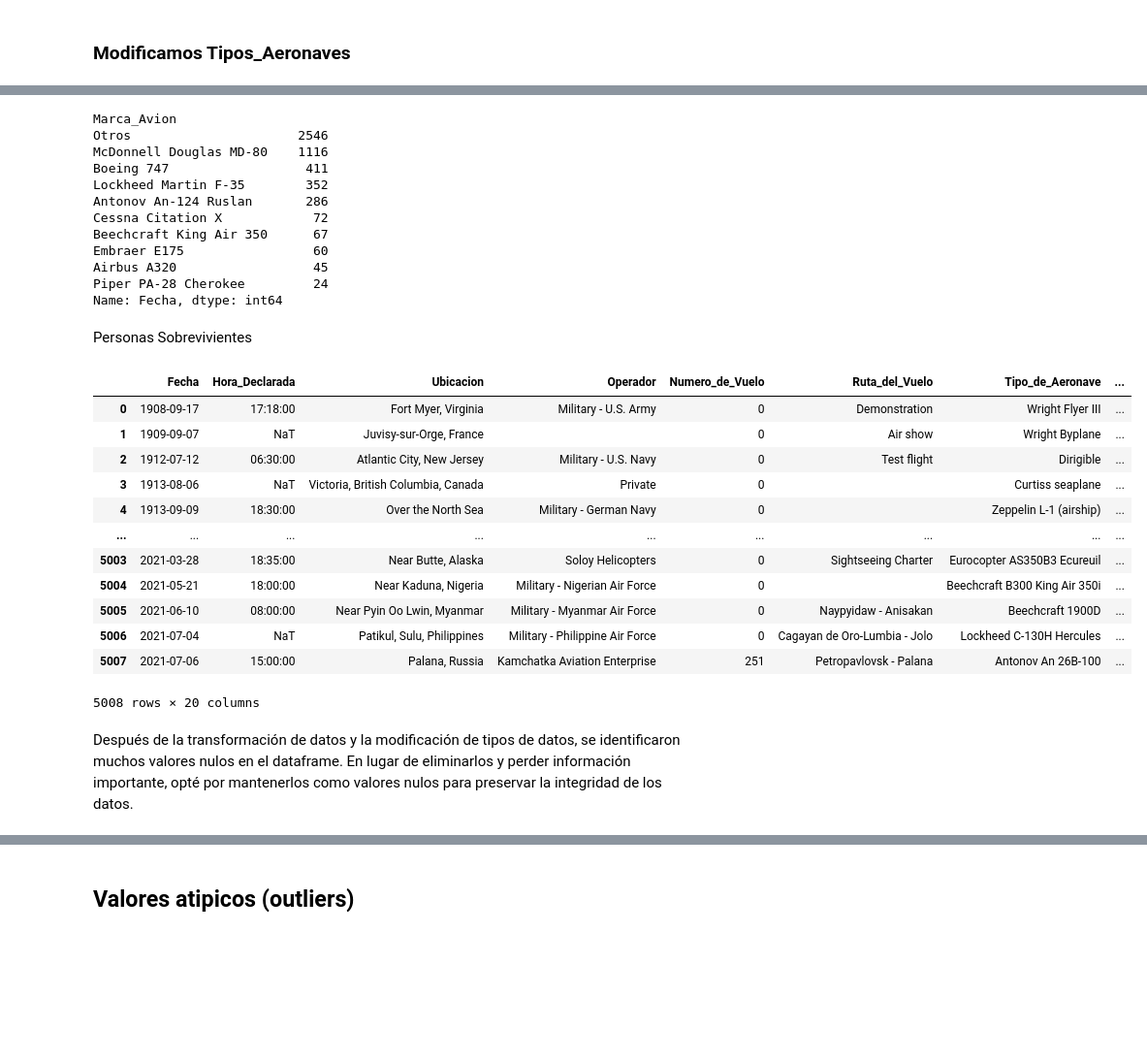
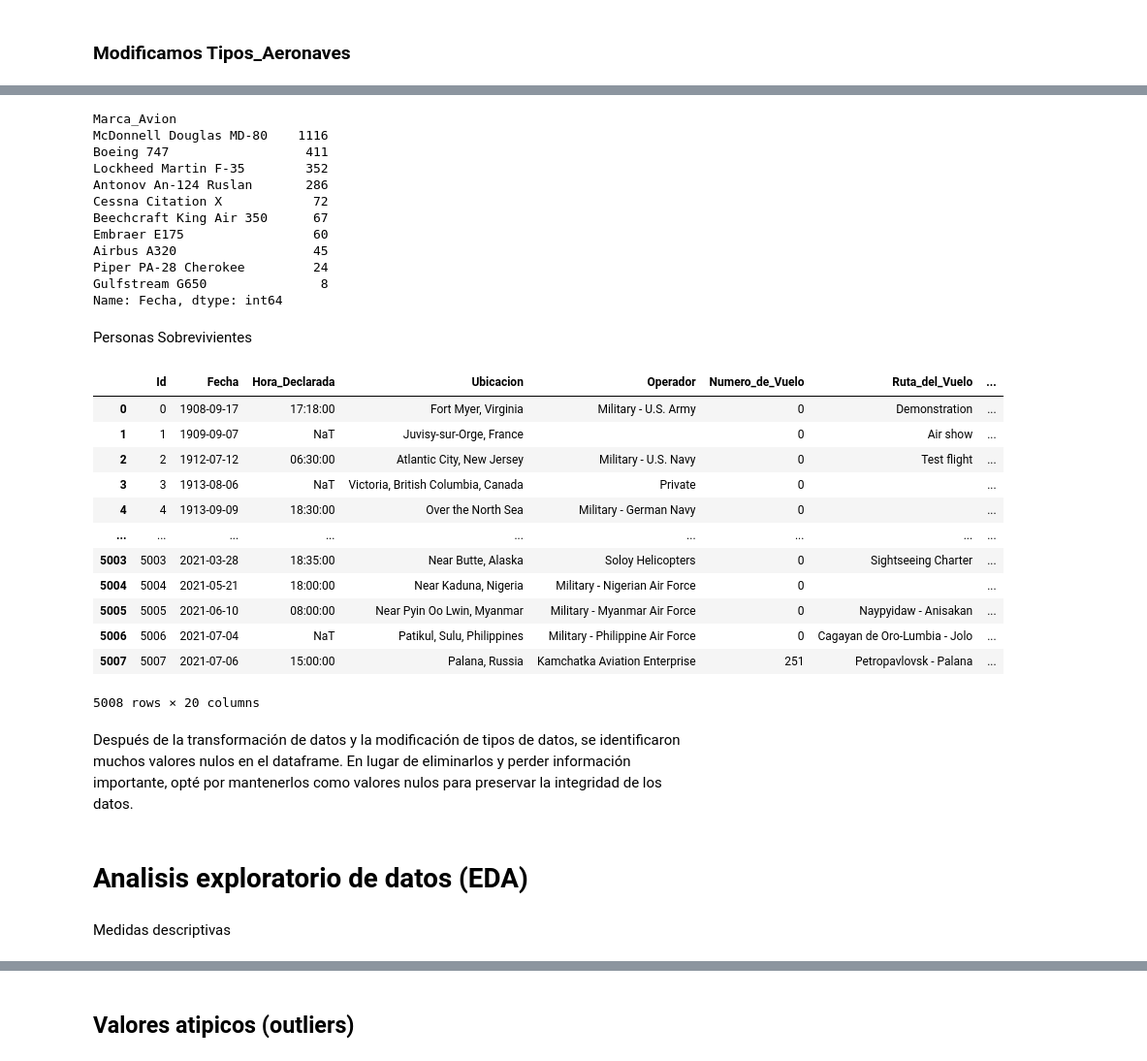
Before and after one commit to gbatistela/PI_DA, a Jupyter notebook: Notebook_Accidentes.ipynb, the cells around one changed output, grey strips where cells are left out. Shown at 97% size. Cells and saved outputs as stored; diff of their text form; code cells hidden in the pictures; blank space fills up the shorter version.

```diff
--- a/Notebook_Accidentes.ipynb
+++ b/Notebook_Accidentes.ipynb
@@ -222,12 +237,14 @@ def Marca_aeronave(Tipo_de_Aeronave):
 # %%
 # Utilizamos la funcion para cada fila del dataframe
 Accidentes_Aviones["Marca_Avion"] = Accidentes_Aviones['Tipo_de_Aeronave'].apply(Marca_aeronave)
+
+# Eliminamos las marcas de aviones que aparezcan otros
+Accidentes_Aviones.loc[Accidentes_Aviones['Marca_Avion'] == 'Otros', 'Marca_Avion'] = None
 # %%
 Marcas_Mas_Accidentes = Accidentes_Aviones.groupby("Marca_Avion")["Fecha"].count()
 Marcas_Mas_Accidentes.nlargest(10)
 # %% [output]
 Marca_Avion
-Otros                      2546
 McDonnell Douglas MD-80    1116
 Boeing 747                  411
 Lockheed Martin F-35        352
@@ -237,6 +254,7 @@ Beechcraft King Air 350      67
 Embraer E175                 60
 Airbus A320                  45
 Piper PA-28 Cherokee         24
+Gulfstream G650               8
 Name: Fecha, dtype: int64
 # %% [markdown]
 Personas Sobrevivientes
@@ -246,20 +264,24 @@ Accidentes_Aviones["Sobrevivientes"] = Accidentes_Aviones["Total_Personas_a_Bord
 # %%
 # Borramos columnas que no vamos a analizar
 Accidentes_Aviones.columns
-Accidentes_Aviones.drop(columns= ['Resumen','Registro',"Año"])
+Accidentes_Aviones.drop(columns= ['Resumen','Registro'])
 # %% [output]
-|  | Fecha | Hora_Declarada | Ubicacion | Operador | Numero_de_Vuelo | Ruta_del_Vuelo | Tipo_de_Aeronave | ... |
-| 0 | 1908-09-17 | 17:18:00 | Fort Myer, Virginia | Military - U.S. Army | 0 | Demonstration | Wright Flyer III | ... |
-| 1 | 1909-09-07 | NaT | Juvisy-sur-Orge, France |  | 0 | Air show | Wright Byplane | ... |
-| 2 | 1912-07-12 | 06:30:00 | Atlantic City, New Jersey | Military - U.S. Navy | 0 | Test flight | Dirigible | ... |
-| 3 | 1913-08-06 | NaT | Victoria, British Columbia, Canada | Private | 0 |  | Curtiss seaplane | ... |
-| 4 | 1913-09-09 | 18:30:00 | Over the North Sea | Military - German Navy | 0 |  | Zeppelin L-1 (airship) | ... |
+|  | Id | Fecha | Hora_Declarada | Ubicacion | Operador | Numero_de_Vuelo | Ruta_del_Vuelo | ... |
+| 0 | 0 | 1908-09-17 | 17:18:00 | Fort Myer, Virginia | Military - U.S. Army | 0 | Demonstration | ... |
+| 1 | 1 | 1909-09-07 | NaT | Juvisy-sur-Orge, France |  | 0 | Air show | ... |
+| 2 | 2 | 1912-07-12 | 06:30:00 | Atlantic City, New Jersey | Military - U.S. Navy | 0 | Test flight | ... |
+| 3 | 3 | 1913-08-06 | NaT | Victoria, British Columbia, Canada | Private | 0 |  | ... |
+| 4 | 4 | 1913-09-09 | 18:30:00 | Over the North Sea | Military - German Navy | 0 |  | ... |
 | ... | ... | ... | ... | ... | ... | ... | ... | ... |
-| 5003 | 2021-03-28 | 18:35:00 | Near Butte, Alaska | Soloy Helicopters | 0 | Sightseeing Charter | Eurocopter AS350B3 Ecureuil | ... |
-| 5004 | 2021-05-21 | 18:00:00 | Near Kaduna, Nigeria | Military - Nigerian Air Force | 0 |  | Beechcraft B300 King Air 350i | ... |
-| 5005 | 2021-06-10 | 08:00:00 | Near Pyin Oo Lwin, Myanmar | Military - Myanmar Air Force | 0 | Naypyidaw - Anisakan | Beechcraft 1900D | ... |
-| 5006 | 2021-07-04 | NaT | Patikul, Sulu, Philippines | Military - Philippine Air Force | 0 | Cagayan de Oro-Lumbia - Jolo | Lockheed C-130H Hercules | ... |
-| 5007 | 2021-07-06 | 15:00:00 | Palana, Russia | Kamchatka Aviation Enterprise | 251 | Petropavlovsk - Palana | Antonov An 26B-100 | ... |
+| 5003 | 5003 | 2021-03-28 | 18:35:00 | Near Butte, Alaska | Soloy Helicopters | 0 | Sightseeing Charter | ... |
+| 5004 | 5004 | 2021-05-21 | 18:00:00 | Near Kaduna, Nigeria | Military - Nigerian Air Force | 0 |  | ... |
+| 5005 | 5005 | 2021-06-10 | 08:00:00 | Near Pyin Oo Lwin, Myanmar | Military - Myanmar Air Force | 0 | Naypyidaw - Anisakan | ... |
+| 5006 | 5006 | 2021-07-04 | NaT | Patikul, Sulu, Philippines | Military - Philippine Air Force | 0 | Cagayan de Oro-Lumbia - Jolo | ... |
+| 5007 | 5007 | 2021-07-06 | 15:00:00 | Palana, Russia | Kamchatka Aviation Enterprise | 251 | Petropavlovsk - Palana | ... |
 5008 rows × 20 columns
 # %% [markdown]
 Después de la transformación de datos y la modificación de tipos de datos, se identificaron muchos valores nulos en el dataframe. En lugar de eliminarlos y perder información importante, opté por mantenerlos como valores nulos para preservar la integridad de los datos.
+# %% [markdown]
+# Analisis exploratorio de datos (EDA)
+# %% [markdown]
+Medidas descriptivas
```
Also changed, not shown: parts of 46 cells of this notebook, 3 other files.
